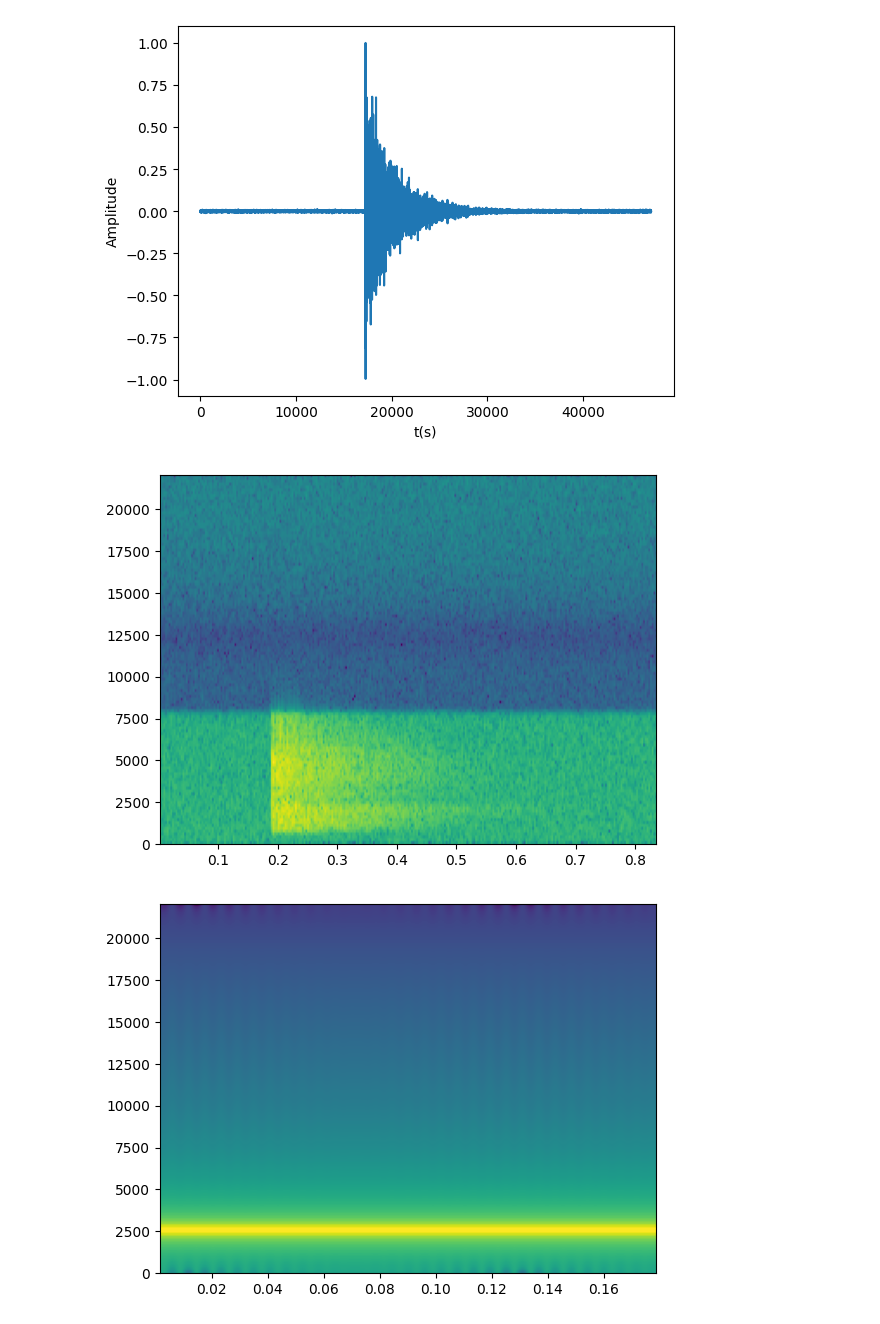
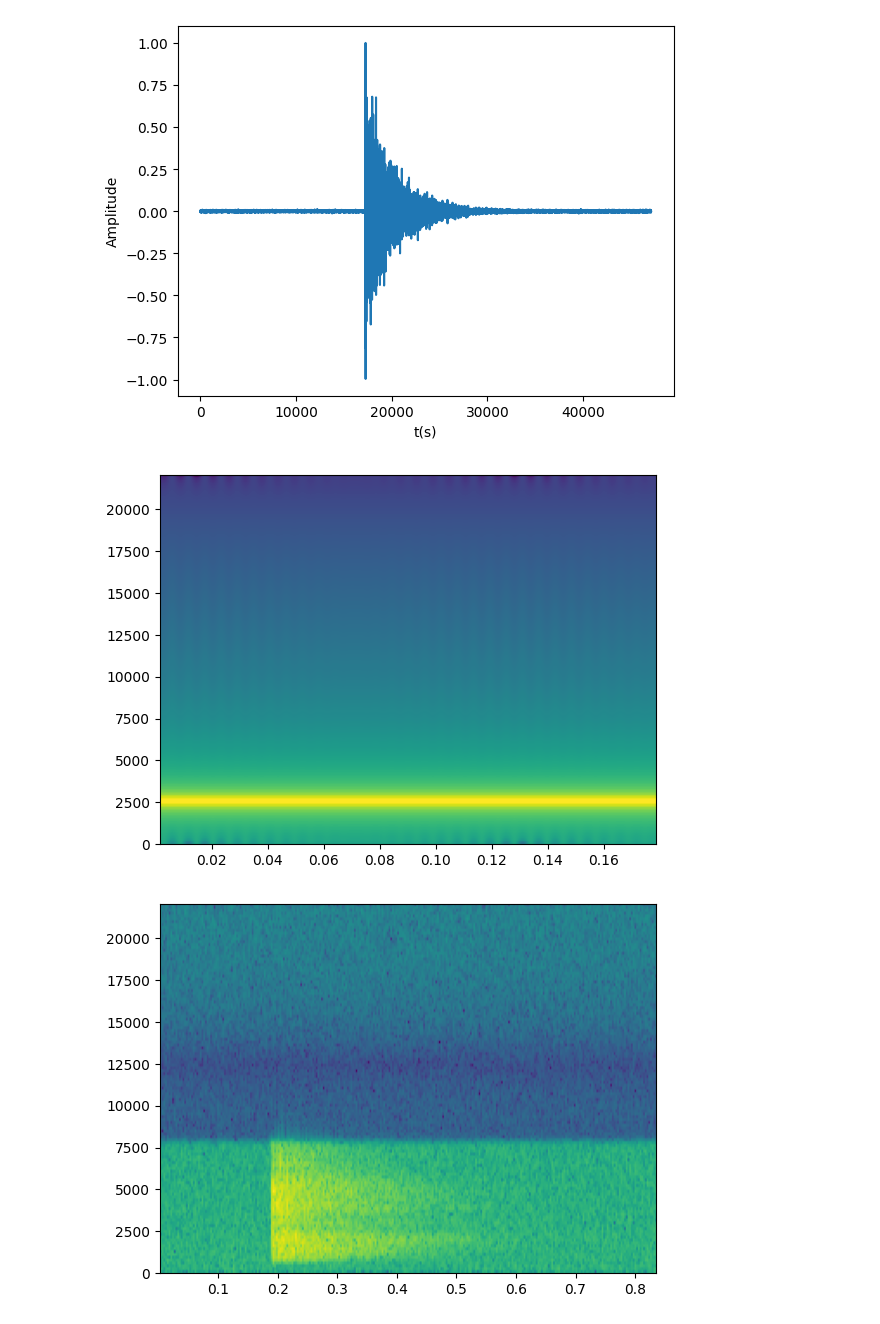
Before and after one commit to PizzaManStarted/projet_signal, a Jupyter notebook: code.ipynb, the cells around one changed output. Cells and saved outputs as stored; diff of their text form; code cells hidden in the pictures.

```diff
--- a/code.ipynb
+++ b/code.ipynb
@@ -142,17 +140,17 @@ plot_sin(normalise(data))
 # %%
 # Let's first take an example:
 fs = 44.1 * 1000
 N = 8000
 f = 2500
 amplitude = 8
 plt.figure()
 t, samples = create_sine_wave(f, amplitude, fs, N)
 x = plt.specgram(normalise(samples), Fs=fs)
-
+plt.figure()
 
 # Using that example, let's do the same for one of the audio file :)
-f, data = read_wavefile("LocateClaps/M2_0.wav")
+f, data = read_wavefile("LocateClaps/M1_0.wav")
 x = plt.specgram(normalise(data), Fs=f)
 # %% [output]
-[figure, old version]
+[figure, new version]
-[figure, old version]
+[figure, new version]
```
Also changed, not shown: parts of 6 cells of this notebook, 1 other file.
